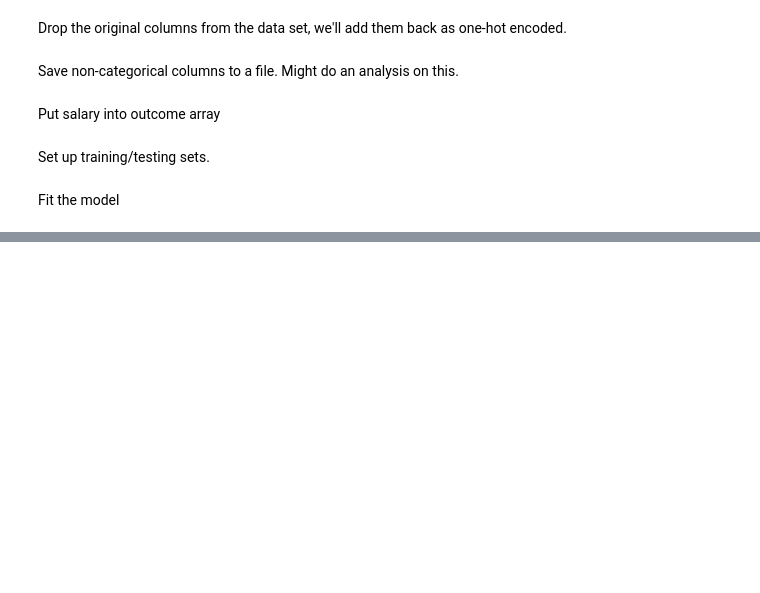
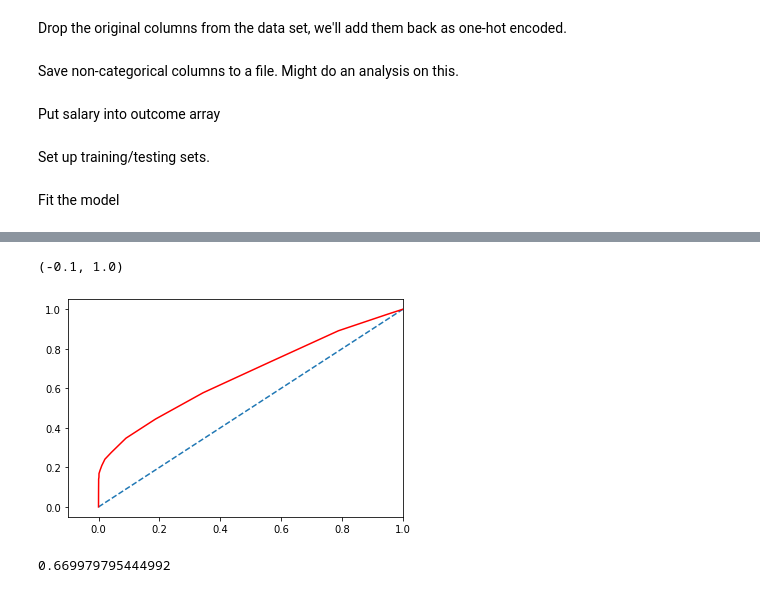
Before and after one commit to r2klabs/MachineLearningExamples, a Jupyter notebook: CensusData.ipynb, the cells around one changed output, grey strips where cells are left out. Drawn from its saved outputs; the diff is of its cells as text; code cells hidden in the pictures; blank space fills up the shorter version.

```diff
--- a/CensusData.ipynb
+++ b/CensusData.ipynb
@@ -236,0 +265,21 @@ neigh.score(X_test,y_test)
+# %%
+lr_probs = neigh.predict_proba(X_test)
+lr_probs = lr_probs[:,1]
+# %%
+ns_fpr, ns_tpr, _ = roc_curve(y_test, ns_probs)
+# %%
+lr_fpr, lr_tpr, _ = roc_curve(y_test, lr_probs)
+# %%
+lr_tpr=lr_tpr.reshape(-1,1)
+lr_fbr = lr_fpr.reshape(-1,1)
+# %%
+plt.plot(ns_fpr, ns_tpr, linestyle='--')
+plt.plot(lr_fbr, lr_tpr, color='red')
+plt.xlim([-0.1,1])
+# %% [output]
+(-0.1, 1.0)
+[figure, added]
+# %%
+roc_auc_score(y_test, lr_probs)
+# %% [output]
+0.669979795444992
```
Also changed, not shown: parts of 8 cells of this notebook.
